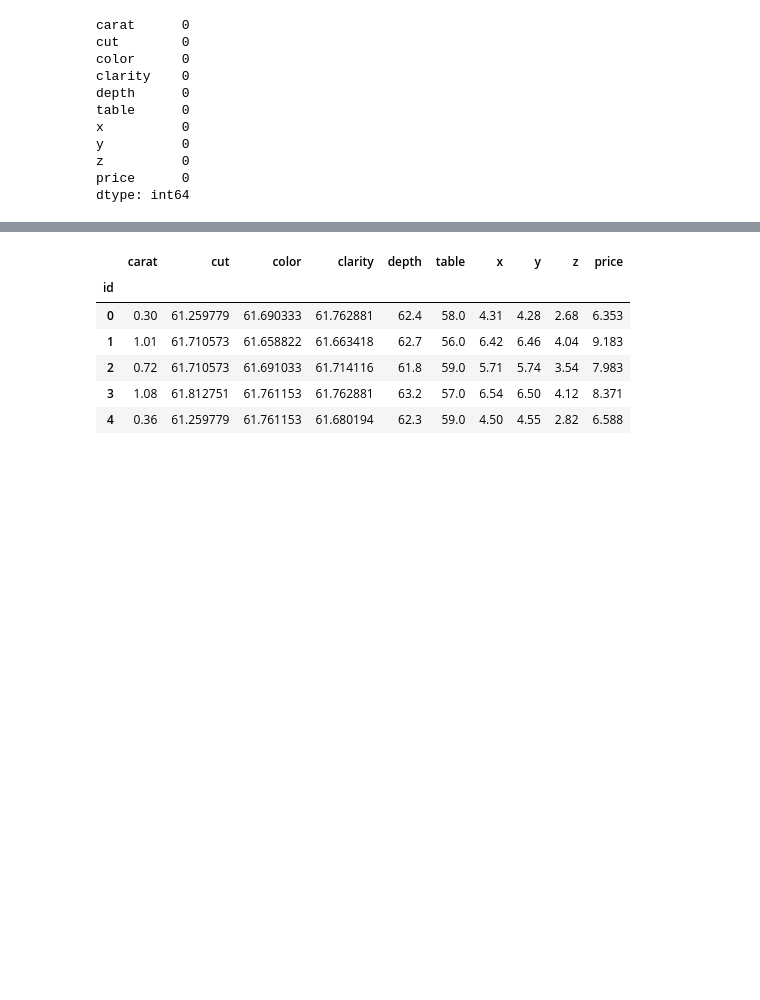
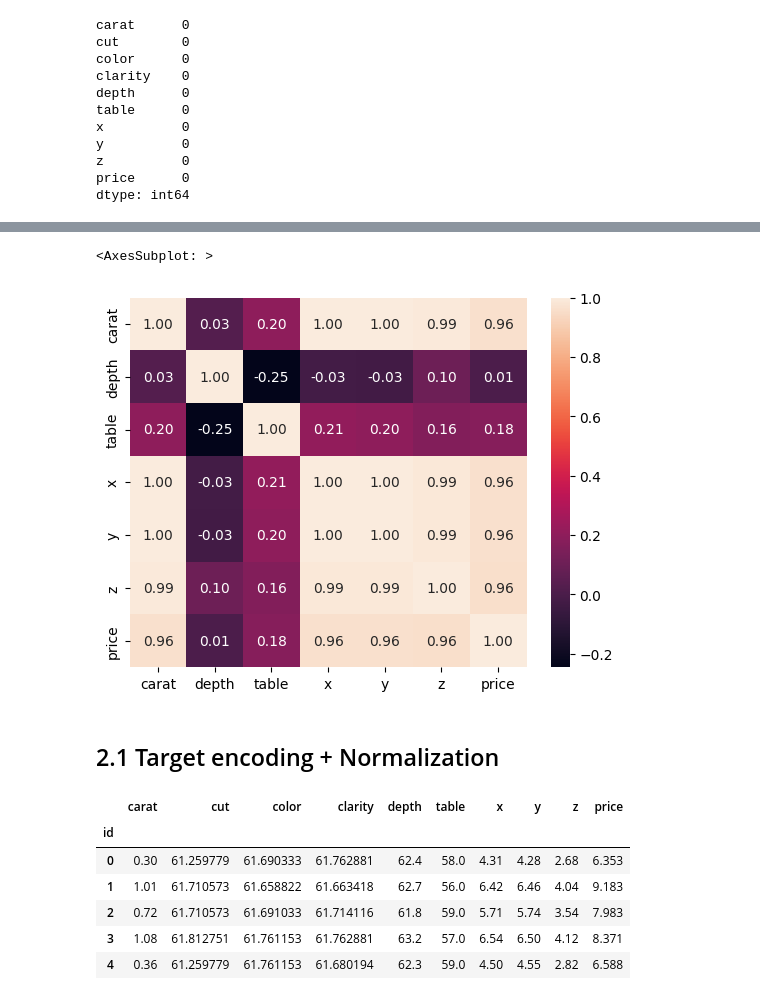
Before and after one commit to Lsdbot/Diamond, a Jupyter notebook: Data_preprocessing.ipynb, the cells around one changed output, grey strips where cells are left out. Cells and saved outputs as stored; diff of their text form; code cells hidden in the pictures; blank space fills up the shorter version.

Commit message:
I added corr and dist of price

```diff
--- a/Data_preprocessing.ipynb
+++ b/Data_preprocessing.ipynb
@@ -65,3 +109,10 @@ dtype: int64
+# %%
+sns.heatmap(db.corr(method='spearman'), annot=True, fmt=".2f")
+# %% [output]
+<AxesSubplot: >
+[figure, added]
+# %% [markdown]
+## 2.1 Target encoding + Normalization
 # %%
 encoder = ce.TargetEncoder(cols=['cut', 'color', 'clarity'])
 # %%
```
Also changed, not shown: parts of 22 cells of this notebook.
